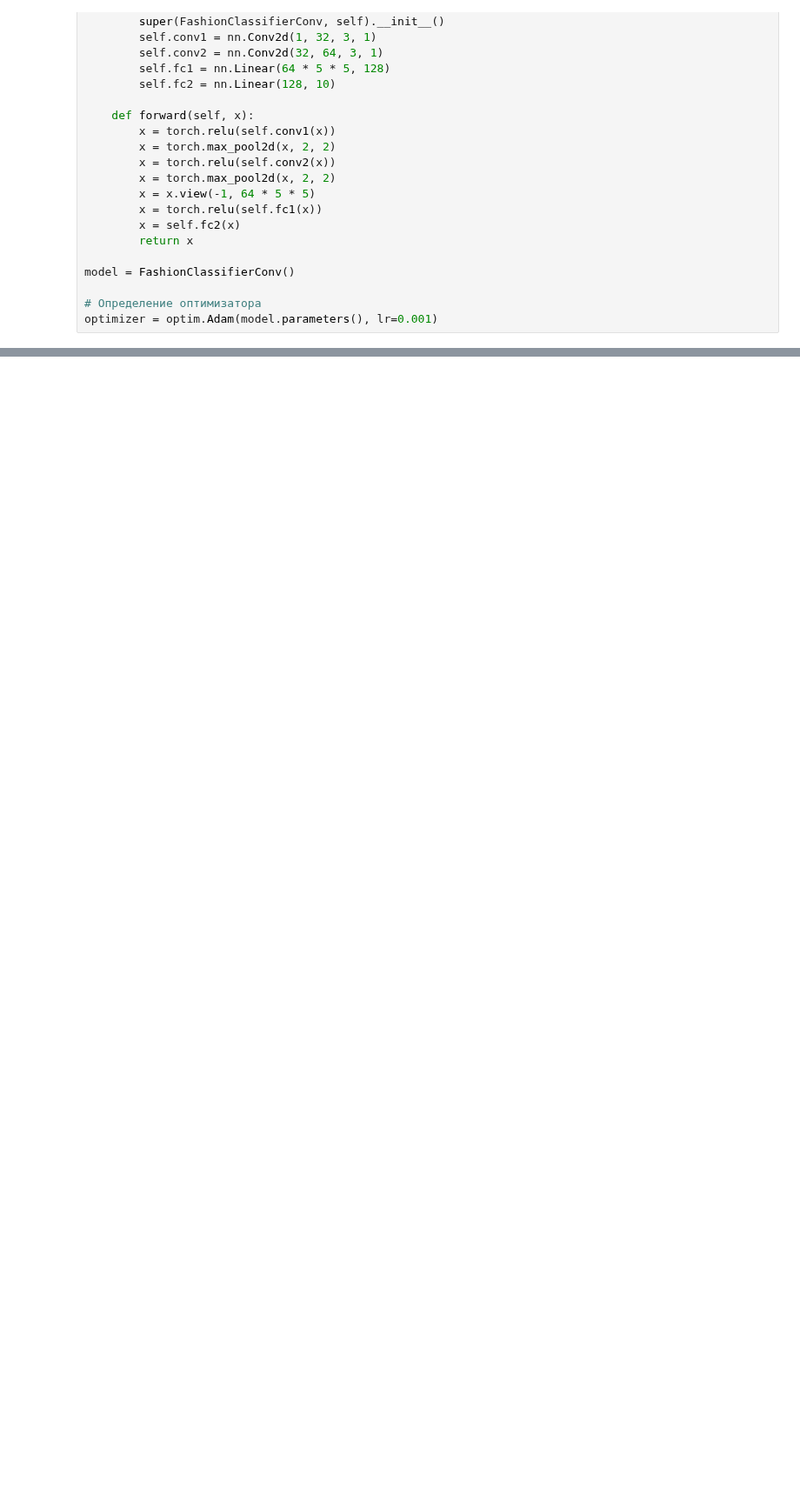
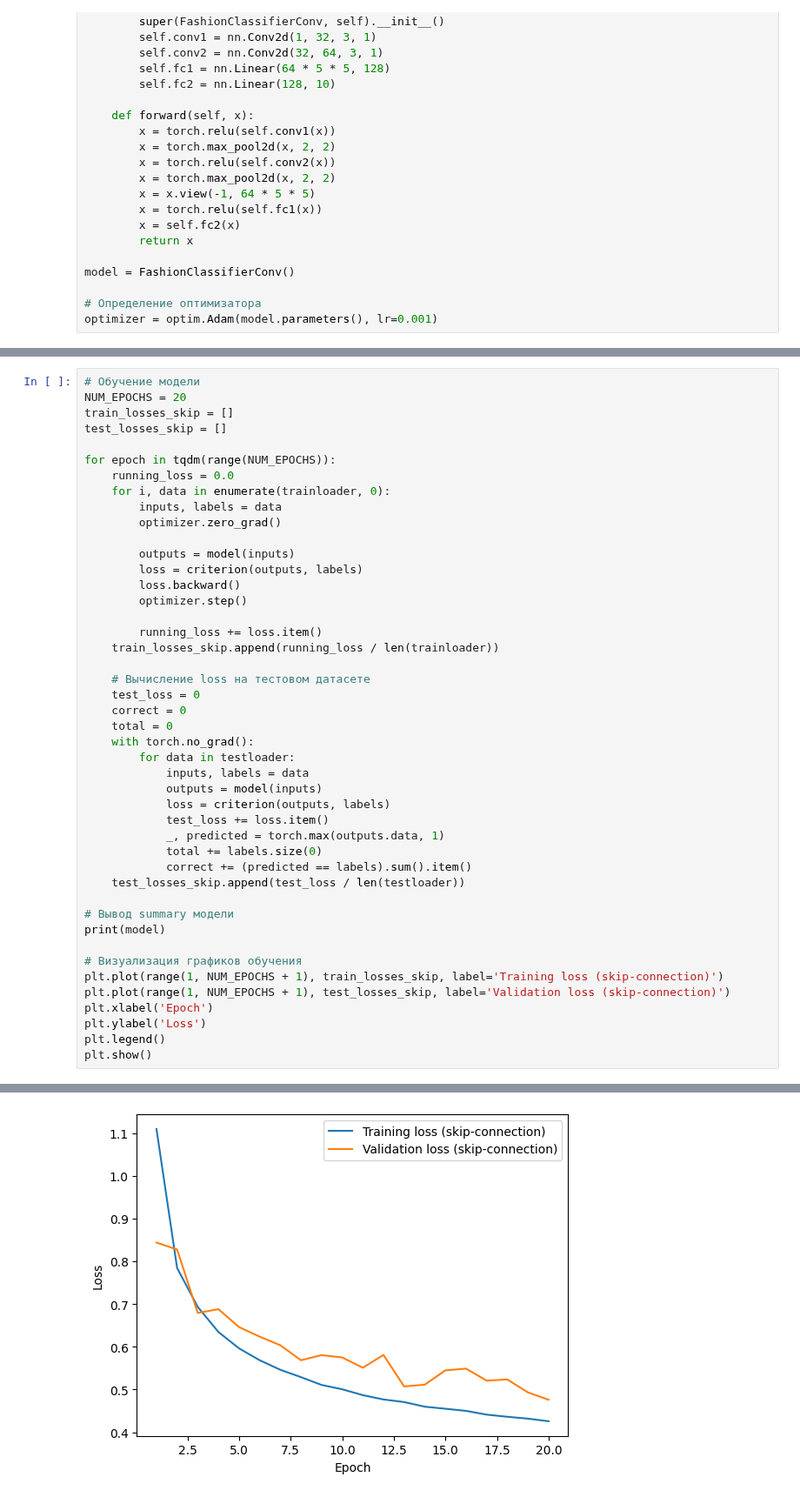
Before and after one commit to atvKail/A_ML_YndSpec, a Jupyter notebook: c7.ipynb, the cells around one changed output, grey strips where cells are left out. Shown at 87% size. Drawn from its saved outputs; the diff is of its cells as text; blank space fills up the shorter version.

```diff
--- a/c7.ipynb
+++ b/c7.ipynb
@@ -174,0 +341,46 @@ FashionClassifierConv(
+# %%
+# Обучение модели
+NUM_EPOCHS = 20
+train_losses_skip = []
+test_losses_skip = []
+
+for epoch in tqdm(range(NUM_EPOCHS)):
+    running_loss = 0.0
+    for i, data in enumerate(trainloader, 0):
+        inputs, labels = data
+        optimizer.zero_grad()
+
+        outputs = model(inputs)
+        loss = criterion(outputs, labels)
+        loss.backward()
+        optimizer.step()
+
+        running_loss += loss.item()
+    train_losses_skip.append(running_loss / len(trainloader))
+
+    # Вычисление loss на тестовом датасете
+    test_loss = 0
+    correct = 0
+    total = 0
+    with torch.no_grad():
+        for data in testloader:
+            inputs, labels = data
+            outputs = model(inputs)
+            loss = criterion(outputs, labels)
+            test_loss += loss.item()
+            _, predicted = torch.max(outputs.data, 1)
+            total += labels.size(0)
+            correct += (predicted == labels).sum().item()
+    test_losses_skip.append(test_loss / len(testloader))
+
+# Вывод summary модели
+print(model)
+
+# Визуализация графиков обучения
+plt.plot(range(1, NUM_EPOCHS + 1), train_losses_skip, label='Training loss (skip-connection)')
+plt.plot(range(1, NUM_EPOCHS + 1), test_losses_skip, label='Validation loss (skip-connection)')
+plt.xlabel('Epoch')
+plt.ylabel('Loss')
+plt.legend()
+plt.show()
+# %% [output]
@@ -174,0 +394 @@ FashionClassifierConv(
+[figure, added]
```
Also changed, not shown: parts of 25 cells of this notebook.
